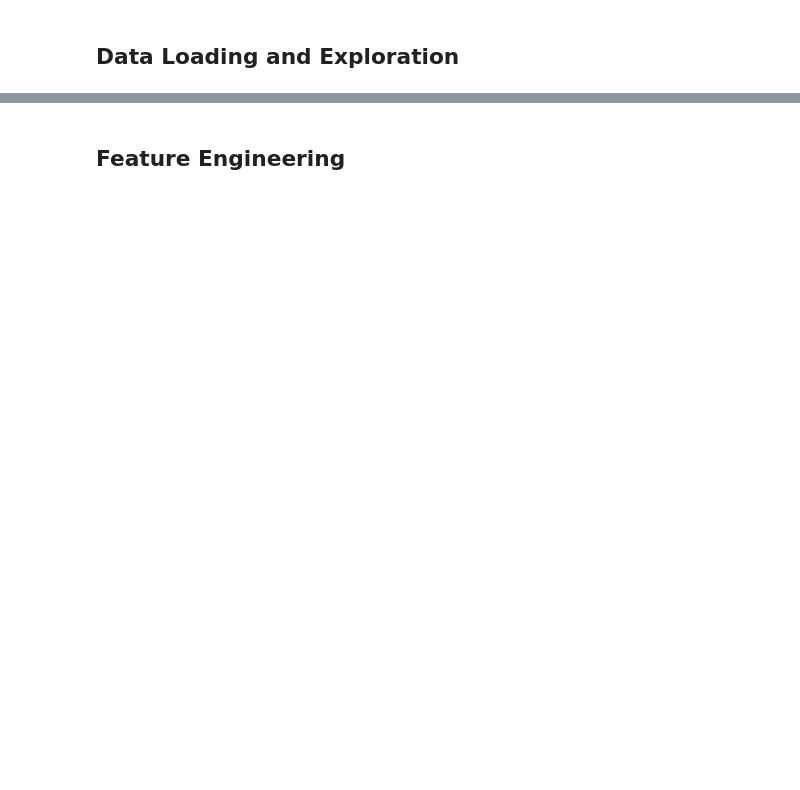
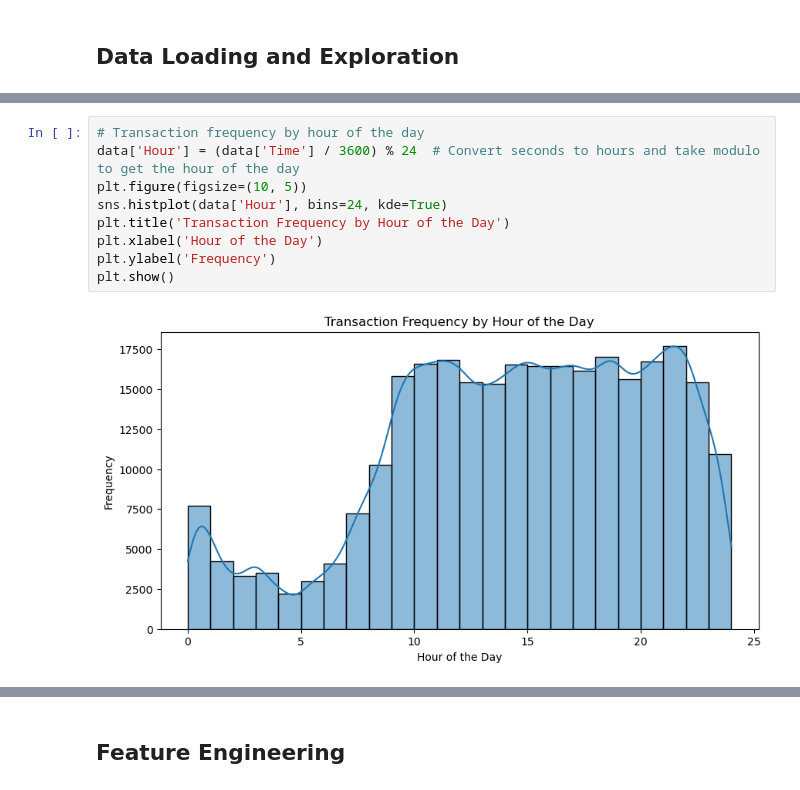
Before and after one commit to LiangqunLu/data_science_practice, a Jupyter notebook: Kaggle/credit_card_fraud.ipynb, the cells around one changed output, grey strips where cells are left out. Cells and saved outputs as stored; diff of their text form; blank space fills up the shorter version.

```diff
--- a/Kaggle/credit_card_fraud.ipynb
+++ b/Kaggle/credit_card_fraud.ipynb
@@ -23,0 +99,11 @@ pd.set_option('display.max_columns', None)
+# %%
+# Transaction frequency by hour of the day
+data['Hour'] = (data['Time'] / 3600) % 24  # Convert seconds to hours and take modulo to get the hour of the day
+plt.figure(figsize=(10, 5))
+sns.histplot(data['Hour'], bins=24, kde=True)
+plt.title('Transaction Frequency by Hour of the Day')
+plt.xlabel('Hour of the Day')
+plt.ylabel('Frequency')
+plt.show()
+# %% [output]
+[figure, added]
```
Also changed, not shown: parts of 32 cells of this notebook, 3 other files.
